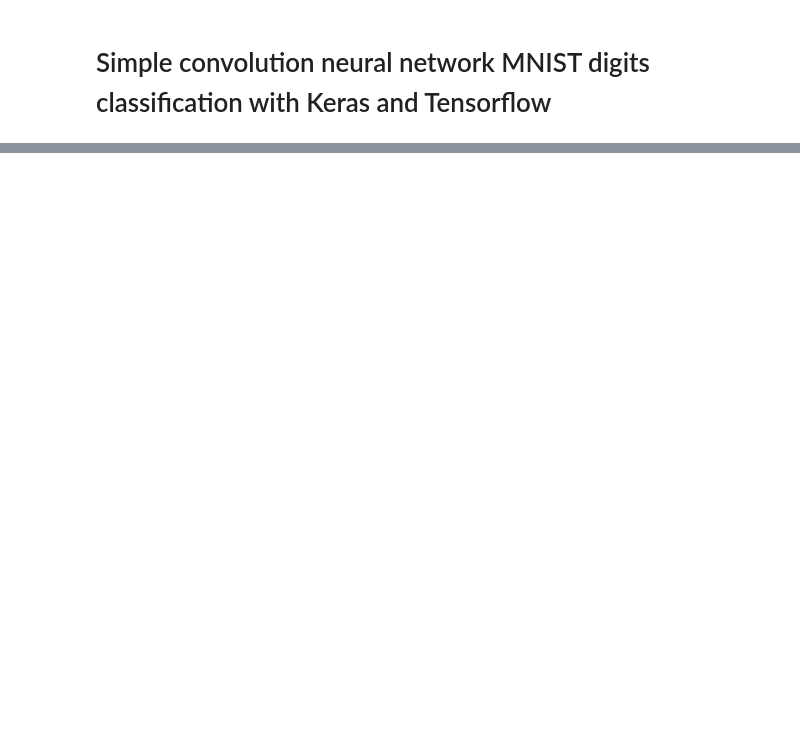
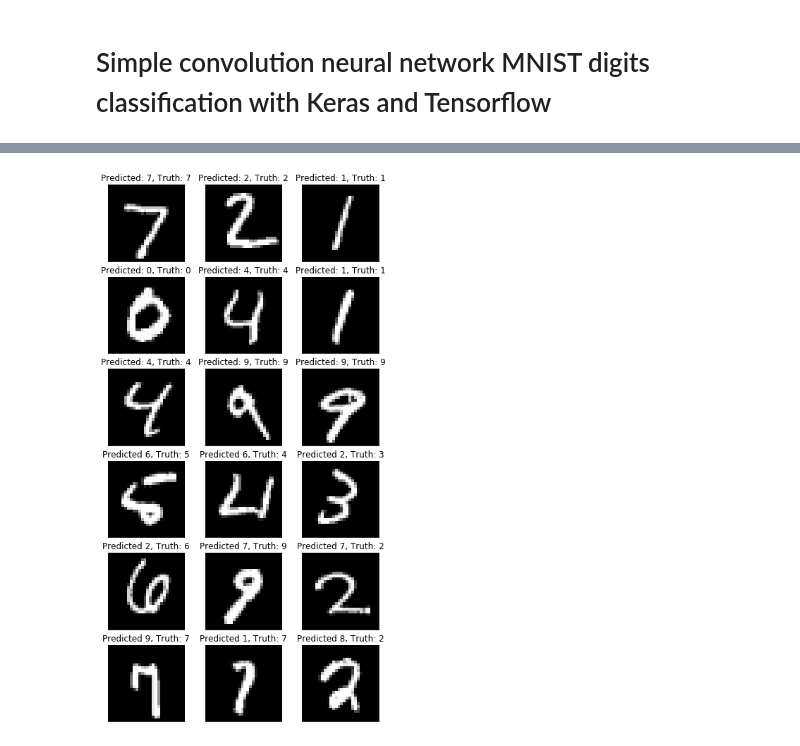
Before and after one commit to lspevak/ml-samples, a Jupyter notebook: ml_mnist_digits_classification_cnn_with_keras.ipynb, the cells around one changed output, grey strips where cells are left out. Cells and saved outputs as stored; diff of their text form; code cells hidden in the pictures; blank space fills up the shorter version.

```diff
--- a/ml_mnist_digits_classification_cnn_with_keras.ipynb
+++ b/ml_mnist_digits_classification_cnn_with_keras.ipynb
@@ -148,25 +192,27 @@ print(len(incorrect_indices)," classified incorrectly")
 # %%
 # show 9 correctly and 9 incorrectly classified digits
 plt.rcParams['figure.figsize'] = (7,14)
 
 figure_evaluation = plt.figure()
 
 # plot 9 correct predictions
 for i, correct in enumerate(correct_indices[:9]):
     plt.subplot(6,3,i+1)
     plt.imshow(X_test[correct].reshape(28,28), cmap='gray', interpolation='none')
     plt.title(
       "Predicted: {}, Truth: {}".format(predicted_classes[correct],
-                                        Y_test[correct]))
+                                        y_test[correct]))
     plt.xticks([])
     plt.yticks([])
 
 # plot 9 incorrect predictions
 for i, incorrect in enumerate(incorrect_indices[:9]):
     plt.subplot(6,3,i+10)
     plt.imshow(X_test[incorrect].reshape(28,28), cmap='gray', interpolation='none')
     plt.title(
       "Predicted {}, Truth: {}".format(predicted_classes[incorrect],
-                                       Y_test[incorrect]))
+                                       y_test[incorrect]))
     plt.xticks([])
     plt.yticks([])
+# %% [output]
+[figure, added]
```
Also changed, not shown: parts of 10 cells of this notebook, 1 other file.
